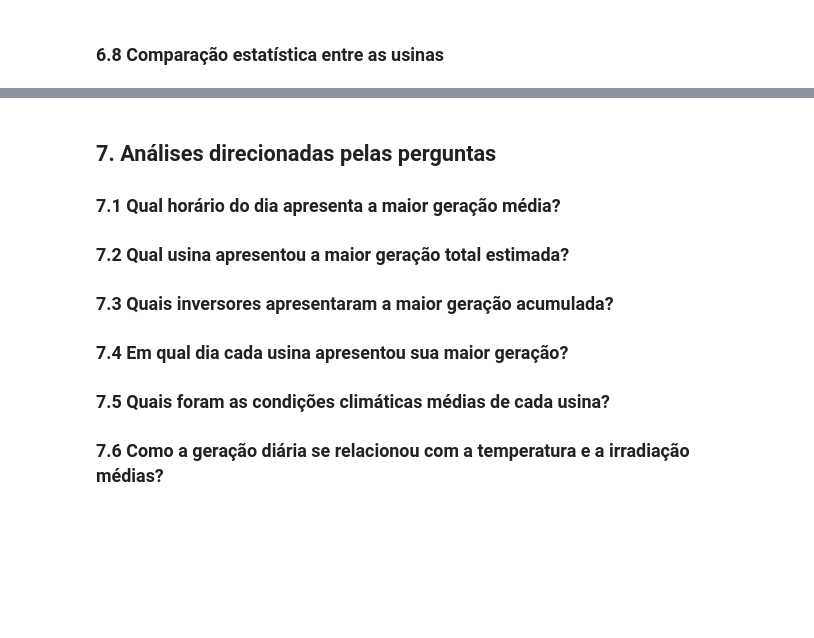
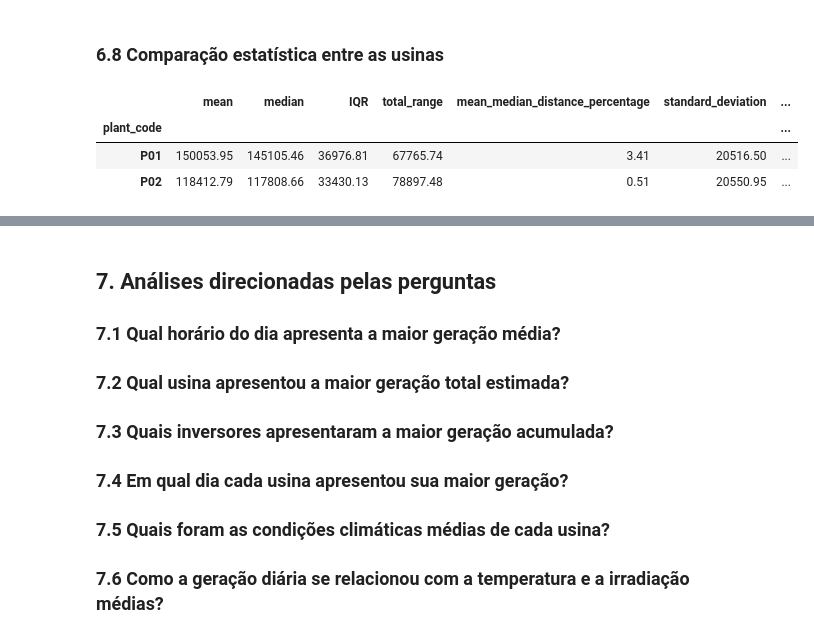
Before and after one commit to PhellipeLisboa/AnaliseEnergiaSolar, a Jupyter notebook: notebooks/02_analise_estatistica.ipynb, the cells around one changed output, grey strips where cells are left out. Saved outputs shown, nothing was run; the diff lists cells and outputs as text; code cells hidden in the pictures; blank space fills up the shorter version.

```diff
--- a/notebooks/02_analise_estatistica.ipynb
+++ b/notebooks/02_analise_estatistica.ipynb
@@ -914,2 +972,20 @@ Na P02, a média e a mediana aparecem quase sobrepostas, o que reforça que os v
 # %% [markdown]
 ### 6.6 Medidas de dispersão
+# %%
+dispersion_measures_by_plant = {}
+
+for plant_code, plant_data in complete_daily_analysis_df.groupby("plant_code"):
+    dispersion_measures_by_plant[plant_code] = (
+        calculate_dispersion_measures(
+            plant_data["daily_energy_estimated"]
+        )
+    )
+
+dispersion_measures_df = (
+    pd.DataFrame(dispersion_measures_by_plant)
+    .T
+    .rename_axis("plant_code")
+    .round(2)
+)
+
+dispersion_measures_df
@@ -918,3 +1059,37 @@ Na P02, a média e a mediana aparecem quase sobrepostas, o que reforça que os v
 # %% [markdown]
 
 ### 6.8 Comparação estatística entre as usinas
+# %%
+plant_comparison_df = pd.DataFrame({
+    "mean": descriptive_measures_df["mean"],
+    "median": descriptive_measures_df["median"],
+    "IQR": descriptive_measures_df["IQR"],
+    "total_range": descriptive_measures_df["total_range"],
+    "mean_median_distance_percentage": (
+        mean_median_distance_df["percentage_distance"]
+    ),
+    "standard_deviation": (
+        dispersion_measures_df["standard_deviation"]
+    ),
+    "coefficient_of_variation": (
+        dispersion_measures_df["coefficient_of_variation"]
+    ),
+    "variance_mean_distance": (
+        dispersion_measures_df["variance_mean_distance"]
+    ),
+    "lower_outlier_count": (
+        outliers_summary_df["lower_outlier_count"]
+    ),
+    "upper_outlier_count": (
+        outliers_summary_df["upper_outlier_count"]
+    ),
+    "skewness": distribution_shape_df["skewness"],
+    "real_kurtosis": distribution_shape_df["real_kurtosis"],
+}).astype(float).round(2)
+
+plant_comparison_df
+# %% [output]
+|  | mean | median | IQR | total_range | mean_median_distance_percentage | standard_deviation | ... |
+| plant_code |  |  |  |  |  |  | ... |
+| P01 | 150053.95 | 145105.46 | 36976.81 | 67765.74 | 3.41 | 20516.50 | ... |
+| P02 | 118412.79 | 117808.66 | 33430.13 | 78897.48 | 0.51 | 20550.95 | ... |
```
Also changed, not shown: parts of 14 cells of this notebook.
